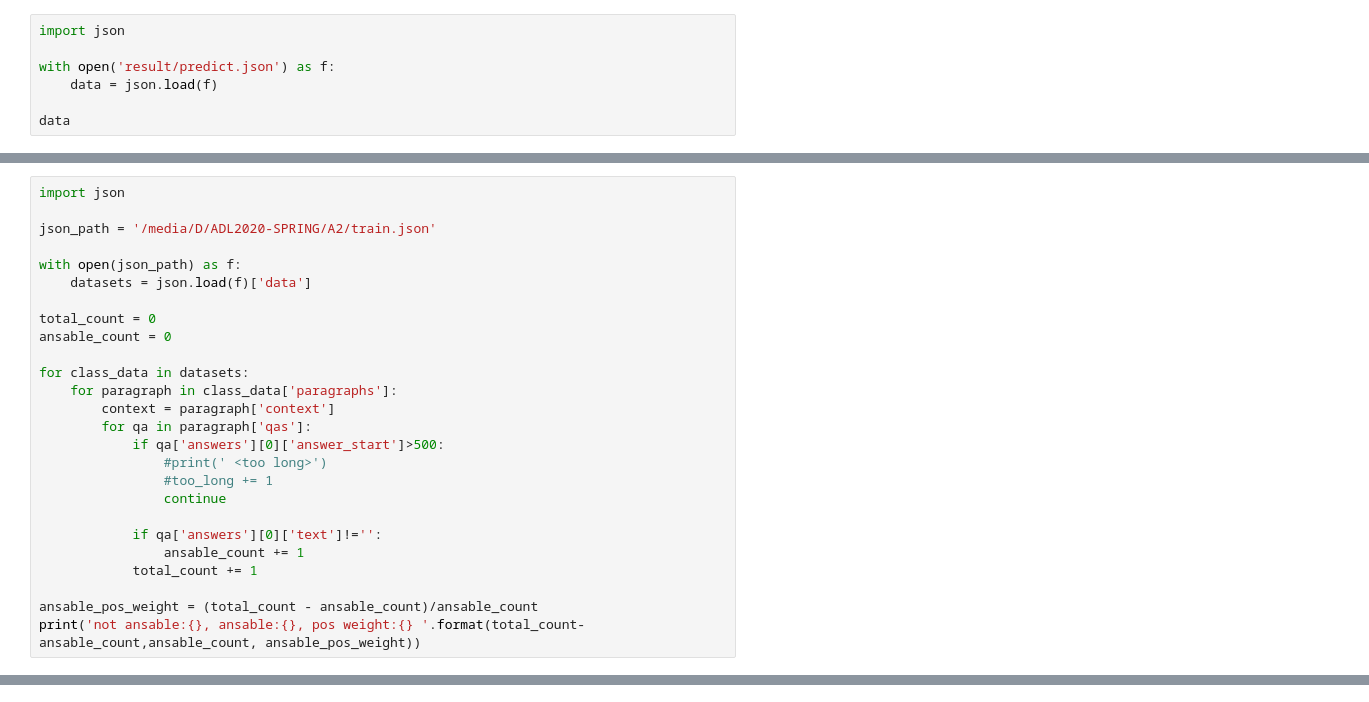
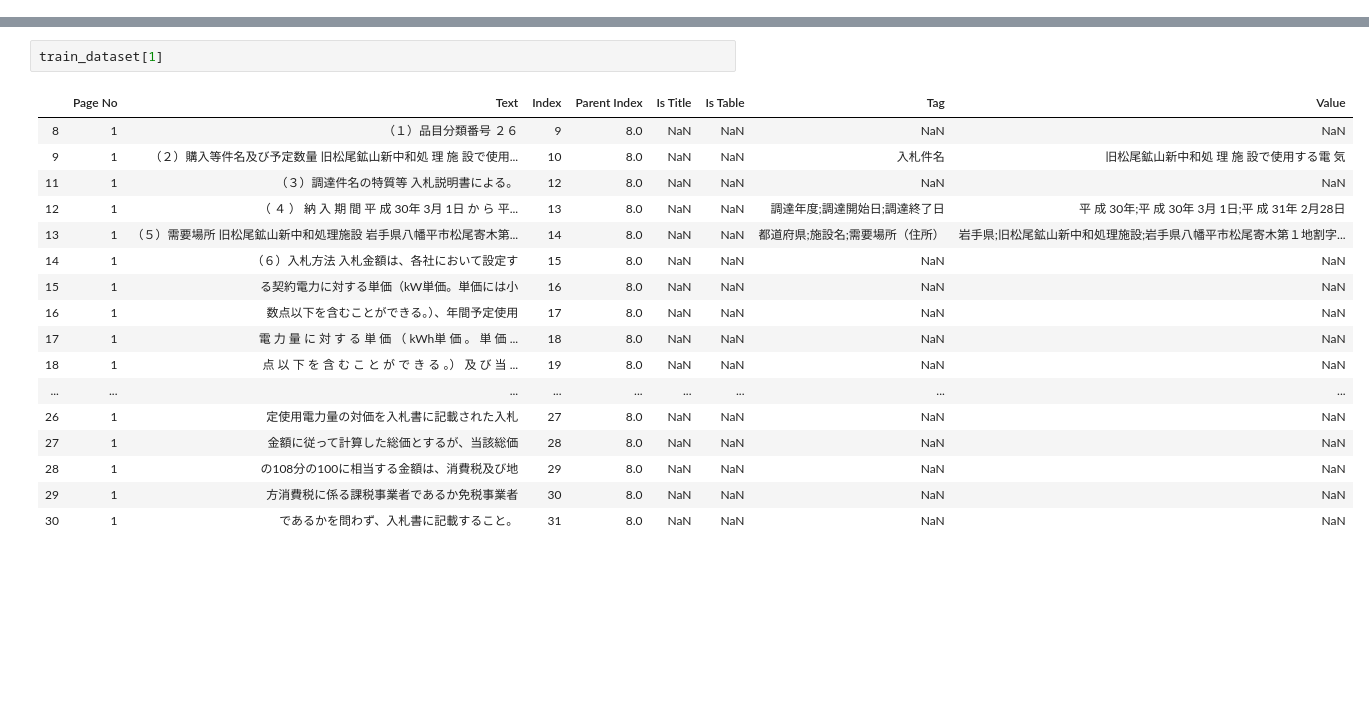
Before and after one commit to wubinary/Information_Extraction, a Jupyter notebook: Test_wu.ipynb, the cells around one changed output, grey strips where cells are left out. Cells and saved outputs as stored; diff of their text form; blank space fills up the shorter version.

```diff
--- a/Test_wu.ipynb
+++ b/Test_wu.ipynb
@@ -132,7 +0,0 @@ thresholds, 'f1', f1, 'em', em
-# %%
-import json
-
-with open('result/predict.json') as f:
-    data = json.load(f)
-
-data
@@ -337,26 +79,0 @@ if __name__ == '__main__':
-# %%
-import json
-
-json_path = '/media/D/ADL2020-SPRING/A2/train.json'
-
-with open(json_path) as f:
-    datasets = json.load(f)['data']
-
-total_count = 0
-ansable_count = 0
-
-for class_data in datasets:
-    for paragraph in class_data['paragraphs']:
-        context = paragraph['context']
-        for qa in paragraph['qas']:
-            if qa['answers'][0]['answer_start']>500:
-                #print(' <too long>')
-                #too_long += 1
-                continue
-
-            if qa['answers'][0]['text']!='':
-                ansable_count += 1
-            total_count += 1
-
-ansable_pos_weight = (total_count - ansable_count)/ansable_count
-print('not ansable:{}, ansable:{}, pos weight:{} '.format(total_count-ansable_count,ansable_count, ansable_pos_weight))
@@ -418,0 +132,20 @@ if __name__=='__main__':
+# %%
+train_dataset[1]
+# %% [output]
+|  | Page No | Text | Index | Parent Index | Is Title | Is Table | Tag | Value |
+| 8 | 1 | （１）品目分類番号 ２６ | 9 | 8.0 | NaN | NaN | NaN | NaN |
+| 9 | 1 | （２）購入等件名及び予定数量 旧松尾鉱山新中和処 理 施 設で使用... | 10 | 8.0 | NaN | NaN | 入札件名 | 旧松尾鉱山新中和処 理 施 設で使用する電 気 |
+| 11 | 1 | （３）調達件名の特質等 入札説明書による。 | 12 | 8.0 | NaN | NaN | NaN | NaN |
+| 12 | 1 | （ ４ ） 納 入 期 間 平 成 30年 3月 1日 か ら 平... | 13 | 8.0 | NaN | NaN | 調達年度;調達開始日;調達終了日 | 平 成 30年;平 成 30年 3月 1日;平 成 31年 2月28日 |
+| 13 | 1 | （５）需要場所 旧松尾鉱山新中和処理施設 岩手県八幡平市松尾寄木第... | 14 | 8.0 | NaN | NaN | 都道府県;施設名;需要場所（住所） | 岩手県;旧松尾鉱山新中和処理施設;岩手県八幡平市松尾寄木第１地割字... |
+| 14 | 1 | （６）入札方法 入札金額は、各社において設定す | 15 | 8.0 | NaN | NaN | NaN | NaN |
+| 15 | 1 | る契約電力に対する単価（kW単価。単価には小 | 16 | 8.0 | NaN | NaN | NaN | NaN |
+| 16 | 1 | 数点以下を含むことができる。）、年間予定使用 | 17 | 8.0 | NaN | NaN | NaN | NaN |
+| 17 | 1 | 電 力 量 に 対 す る 単 価 （ kWh単 価 。 単 価 ... | 18 | 8.0 | NaN | NaN | NaN | NaN |
+| 18 | 1 | 点 以 下 を 含 む こ と が で き る 。） 及 び 当 ... | 19 | 8.0 | NaN | NaN | NaN | NaN |
+| ... | ... | ... | ... | ... | ... | ... | ... | ... |
+| 26 | 1 | 定使用電力量の対価を入札書に記載された入札 | 27 | 8.0 | NaN | NaN | NaN | NaN |
+| 27 | 1 | 金額に従って計算した総価とするが、当該総価 | 28 | 8.0 | NaN | NaN | NaN | NaN |
+| 28 | 1 | の108分の100に相当する金額は、消費税及び地 | 29 | 8.0 | NaN | NaN | NaN | NaN |
+| 29 | 1 | 方消費税に係る課税事業者であるか免税事業者 | 30 | 8.0 | NaN | NaN | NaN | NaN |
+| 30 | 1 | であるかを問わず、入札書に記載すること。 | 31 | 8.0 | NaN | NaN | NaN | NaN |
```
Also changed, not shown: parts of 28 cells of this notebook.
